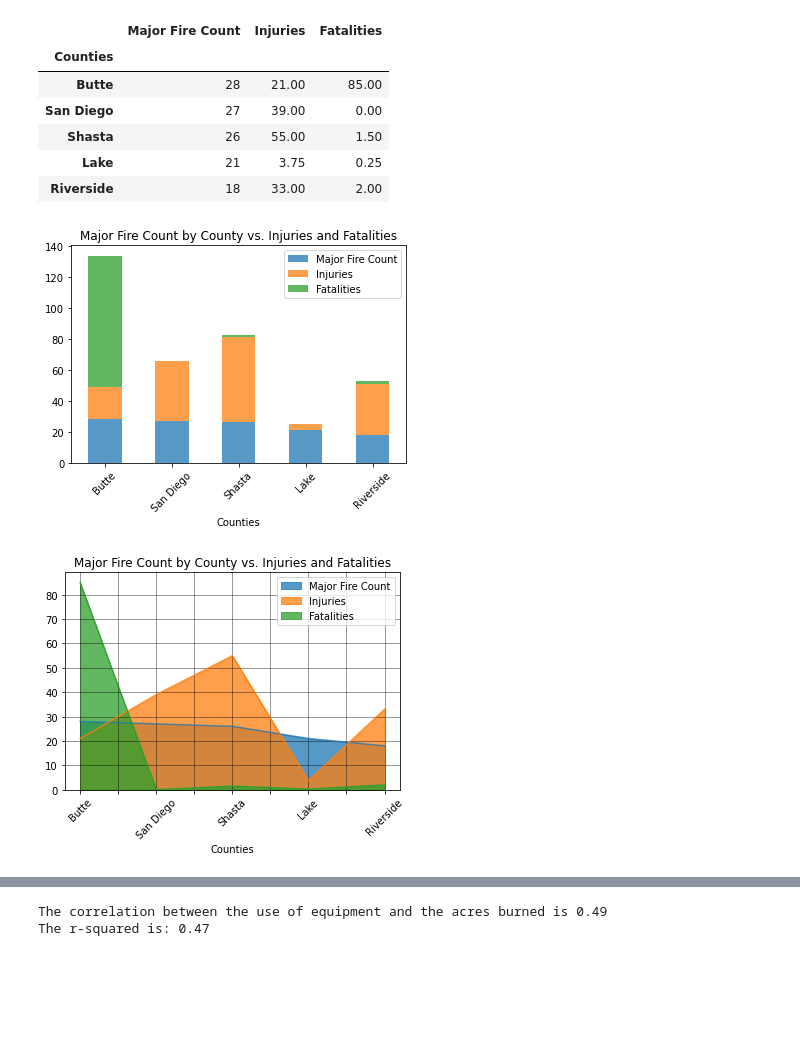
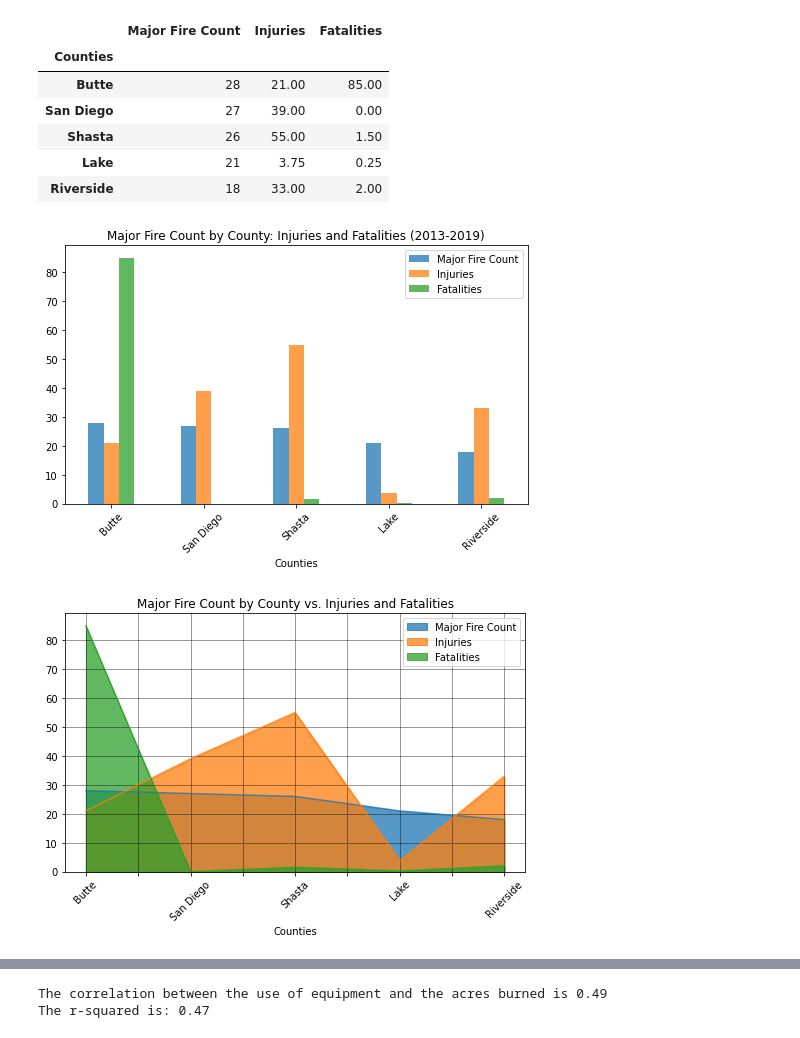
Before and after one commit to jump8621/data-project-I, a Jupyter notebook: lee_pyre.ipynb, the cells around one changed output, grey strips where cells are left out. Saved outputs shown, nothing was run; the diff lists cells and outputs as text; code cells hidden in the pictures; blank space fills up the shorter version.

```diff
--- a/lee_pyre.ipynb
+++ b/lee_pyre.ipynb
@@ -364,24 +369,26 @@ human_toll_visual
 | Riverside | 18 | 33.00 | 2.00 |
 # %%
 #bar chart to visualize the injuries and fatalities vs. major fire counts by county
-human_toll_visual.plot(kind="bar", stacked=True, rot=45, alpha=0.75)
-plt.title("Major Fire Count by County vs. Injuries and Fatalities")
+human_toll_visual.plot(kind="bar", stacked=False, rot=45, alpha=0.75, figsize=(7,5))
+plt.title("Major Fire Count by County: Injuries and Fatalities (2013-2019)")
 plt.xlabel("Counties")
+plt.tight_layout()
 plt.savefig("Images/Bar_Chart_County_Fire_Count_Injuries_Fatalities")
 plt.show()
 # %% [output]
-[figure, old version]
+[figure, new version]
 # %%
 #area chart to visualize injuries and fatalities vs. major fire counts by county
-human_toll_visual.plot.area(stacked=False, rot=45, alpha=0.75)
+human_toll_visual.plot.area(stacked=False, rot=45, alpha=0.75, figsize=(7,5))
 plt.title("Major Fire Count by County vs. Injuries and Fatalities")
 plt.xlabel("Counties")
 plt.rc('grid', linestyle="-", color='black')
 plt.grid(True, alpha=0.5)
+plt.tight_layout()
 plt.savefig("Images/Area_Chart_County_Fire_Count_Injuries_Fatalities")
 plt.show()
 # %% [output]
-[figure, old version]
+[figure, new version]
 # %%
 #find number of resources involved per county
 
```
Also changed, not shown: parts of 5 cells of this notebook, 5 other files.
